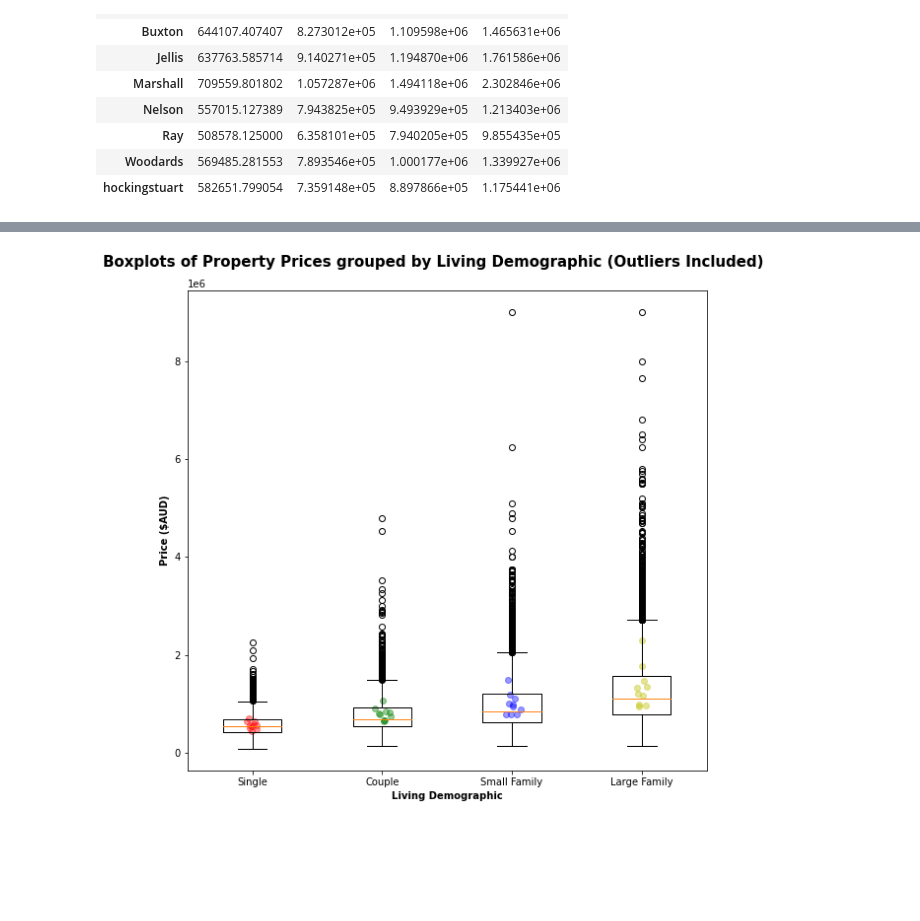
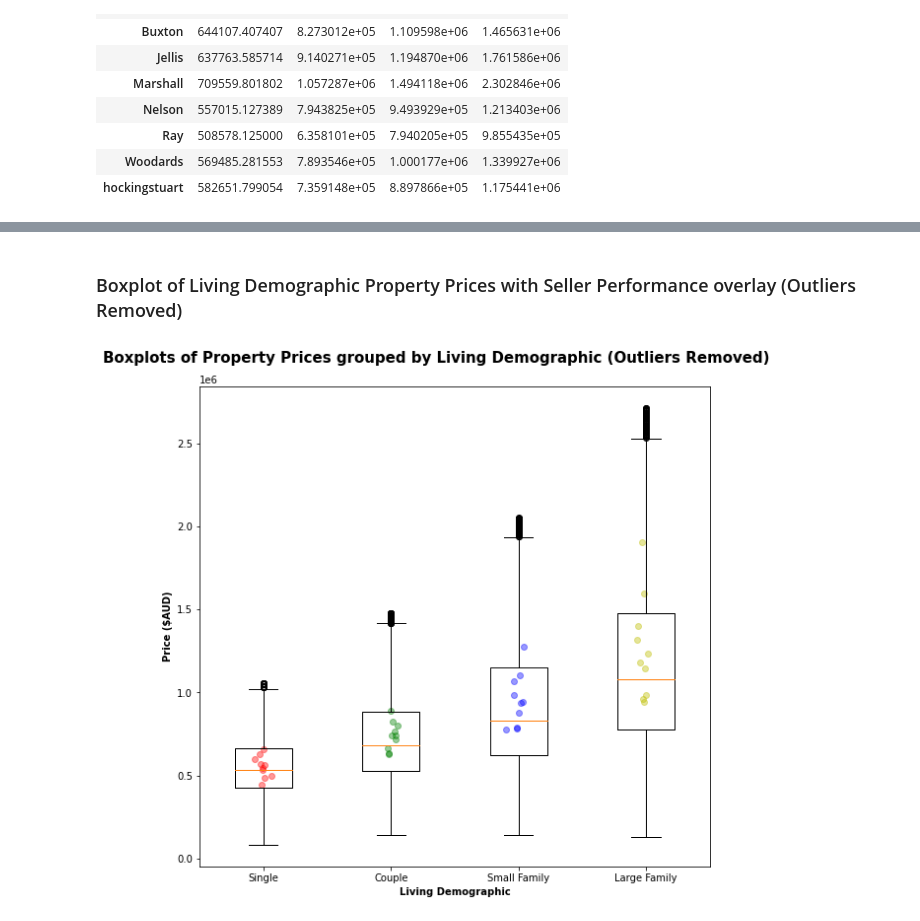
Before and after one commit to Kopixx/Project-1, a Jupyter notebook: Q3_data_exploration.ipynb, the cells around one changed output, grey strips where cells are left out. Cells and saved outputs as stored; diff of their text form; code cells hidden in the pictures; blank space fills up the shorter version.

```diff
--- a/Q3_data_exploration.ipynb
+++ b/Q3_data_exploration.ipynb
@@ -330,0 +419,25 @@ KeyError: 'SellerG'
+# %%
+#Collate the Average for each top seller per Living Demographic
+top_ten_filter = single_no_out["SellerG"].isin(top_ten)
+single_no_out_means = single_no_out[top_ten_filter]
+single_no_out_means = single_no_out_means[["SellerG", "Price"]].groupby("SellerG").mean()
+single_no_out_means = single_no_out_means.rename(columns={"Price": "Single"})
+
+top_ten_filter = couple_no_out["SellerG"].isin(top_ten)
+couple_no_out_means = couple_no_out[top_ten_filter]
+couple_no_out_means = couple_no_out_means[["SellerG", "Price"]].groupby("SellerG").mean()
+couple_no_out_means = couple_no_out_means.rename(columns={"Price": "Couple"})
+
+top_ten_filter = small_fam_no_out["SellerG"].isin(top_ten)
+small_fam_no_out_means = small_fam_no_out[top_ten_filter]
+small_fam_no_out_means = small_fam_no_out_means[["SellerG", "Price"]].groupby("SellerG").mean()
+small_fam_no_out_means = small_fam_no_out_means.rename(columns={"Price": "Small Family"})
+
+top_ten_filter = large_fam_no_out["SellerG"].isin(top_ten)
+large_fam_no_out_means = large_fam_no_out[top_ten_filter]
+large_fam_no_out_means = large_fam_no_out_means[["SellerG", "Price"]].groupby("SellerG").mean()
+large_fam_no_out_means = large_fam_no_out_means.rename(columns={"Price": "Large Family"})
+
+# #Join the datasets
+boxplot_no_out_means = pd.concat([single_no_out_means, couple_no_out_means, small_fam_no_out_means, large_fam_no_out_means], axis=1)
+boxplot_no_out_means
@@ -331,23 +457,33 @@ KeyError: 'SellerG'
+# %% [markdown]
+### Boxplot of Living Demographic Property Prices with Seller Performance overlay (Outliers Removed)
 # %%
+#Boxplots per Living Demographic with Means of Top Sellers overlaid as Scatterplot
+#Collect the boxplot data
+boxplot_demo_no_out_dict = {"Singles": single_no_out["Price"],
+                    "Couples": couple_no_out["Price"],
+                    "Small Families": small_fam_no_out["Price"],
+                    "Large Families": large_fam_no_out["Price"]}
+
+#Plot data
 vals, names, xs = [], [], []
 
-for i, col in enumerate(boxplot_means):
-    vals.append(boxplot_means[col].values)
+for i, col in enumerate(boxplot_no_out_means):
+    vals.append(boxplot_no_out_means[col].values)
     names.append(col)
-    xs.append(np.random.normal((int(round(i,0)) + 1), 0.04, boxplot_means[col].values.shape[0]))
+    xs.append(np.random.normal((int(round(i,0)) + 1), 0.04, boxplot_no_out_means[col].values.shape[0]))
 
 fig, ax = plt.subplots(figsize=(8,8))
-fig.suptitle("Boxplots of Property Prices grouped by Living Demographic (Outliers Included)", fontsize = 15, fontweight = 'bold')
-plt.boxplot(boxplot_demo_dict.values(), labels=names)
+fig.suptitle("Boxplots of Property Prices grouped by Living Demographic (Outliers Removed)", fontsize = 15, fontweight = 'bold')
+plt.boxplot(boxplot_demo_no_out_dict.values(), labels=names)
 ax.set_ylabel("Price ($AUD)", fontweight='bold')
 ax.set_xlabel("Living Demographic", fontweight='bold')
 
 palette = ['r', 'g', 'b', 'y']
 
 for x, val, c in zip(xs, vals, palette):
     plt.scatter(x, val, alpha=0.4, color=c)
 
 plt.tight_layout()
 plt.show()
 # %% [output]
-[figure, old version]
+[figure, new version]
```
Also changed, not shown: parts of 11 cells of this notebook.
